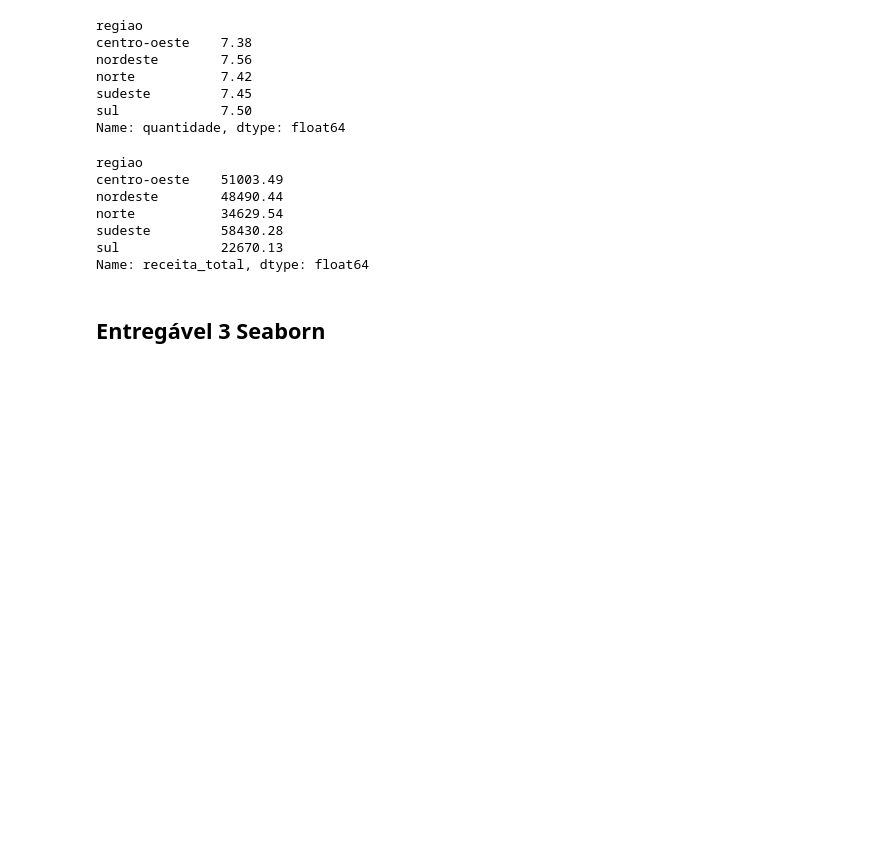
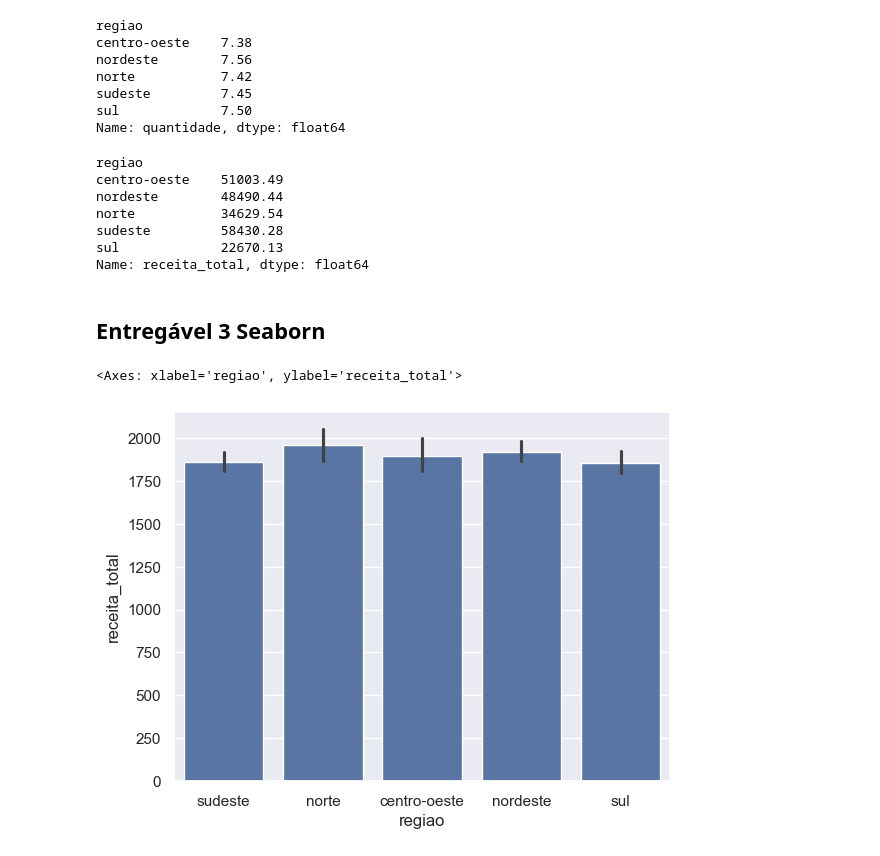
Before and after one commit to UFRJ-Analytica/ufrj-analytica-training, a Jupyter notebook: entregaveis/notebooks/arthur_pereira.ipynb, the cells around one changed output. Saved outputs shown, nothing was run; the diff lists cells and outputs as text; code cells hidden in the pictures; blank space fills up the shorter version.

```diff
--- a/entregaveis/notebooks/arthur_pereira.ipynb
+++ b/entregaveis/notebooks/arthur_pereira.ipynb
@@ -207,6 +207,9 @@ df['data_venda']
 37615   2023-12-31
 37616   2023-12-31
 Name: data_venda, Length: 37617, dtype: datetime64[us]
+# %%
+mes_nome = {1: 'Janeiro', 2: 'Fevereiro', 3: 'Março', 4: 'Abril', 5: 'Maio', 6: 'Junho', 7: 'Julho', 8: 'Agosto', 9: 'Setembro', 10: 'Outubro', 11: 'Novembro', 12: 'Dezembro'}
+df['mes'] = df['mes'].map(mes_nome)
 # %%
 df.columns
 # %% [output]
@@ -456,3 +459,13 @@ sul             22670.13
 Name: receita_total, dtype: float64
 # %% [markdown]
 ## Entregável 3 Seaborn
+# %%
+pd.set_option("display.max_columns", None)
+pd.set_option("display.float_format", "{:.2f}".format)
+
+sns.set_theme(context="notebook", palette="deep")
+# %%
+sns.barplot(data=df,x='regiao',y='receita_total')
+# %% [output]
+<Axes: xlabel='regiao', ylabel='receita_total'>
+[figure, added]
```
Also changed, not shown: parts of 15 cells of this notebook.
